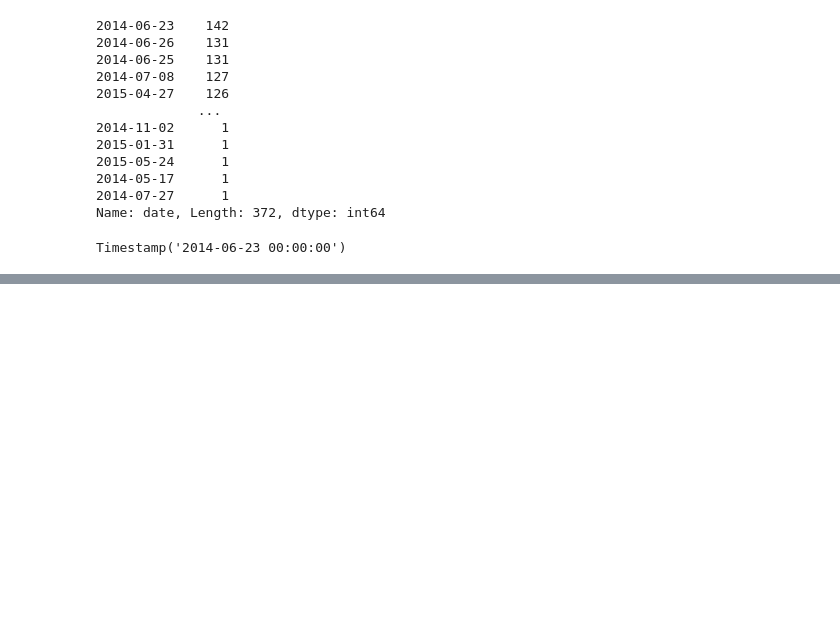
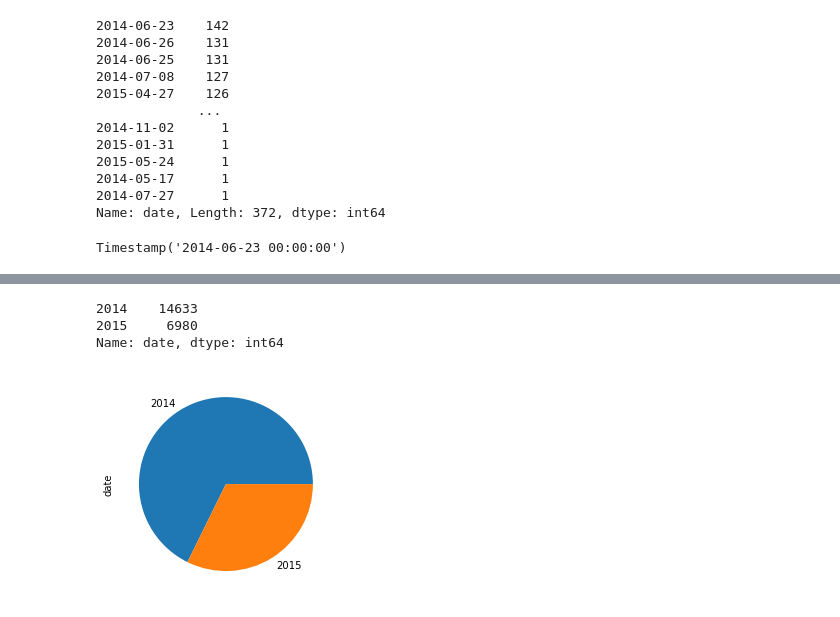
Before and after one commit to rigole/Data-Science-Revision-2023, a Jupyter notebook: exercice_of_datetime.ipynb, the cells around one changed output, grey strips where cells are left out. Saved outputs shown, nothing was run; the diff lists cells and outputs as text; code cells hidden in the pictures; blank space fills up the shorter version.

Commit message:
first part of the exercice with date time using the dataset of kc house - second part

```diff
--- a/exercice_of_datetime.ipynb
+++ b/exercice_of_datetime.ipynb
@@ -85,0 +106,10 @@ Timestamp('2014-06-23 00:00:00')
+# %%
+house_data["date"].dt.year.value_counts()
+# %% [output]
+2014    14633
+2015     6980
+Name: date, dtype: int64
+# %%
+house_data["date"].dt.year.value_counts().plot(kind="pie");
+# %% [output]
+[figure, added]
```
Also changed, not shown: parts of 19 cells of this notebook.
